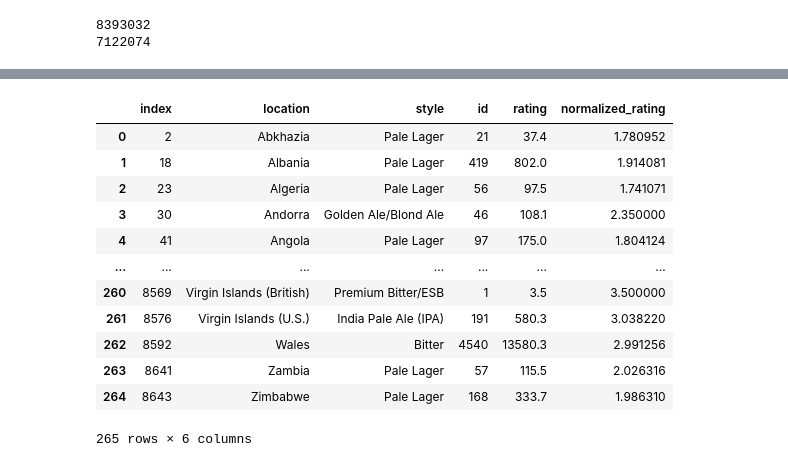
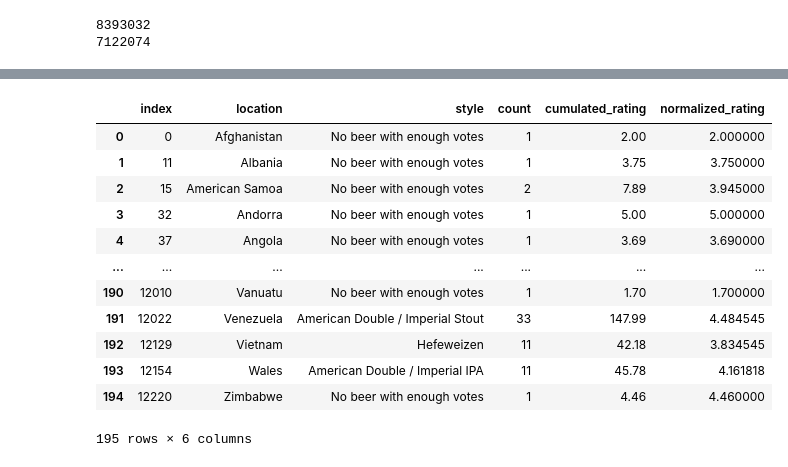
Before and after one commit to epfl-ada/ada-2022-project-hotchocolate, a Jupyter notebook: Most consumed and most loved beers by country.ipynb, the cells around one changed output, grey strips where cells are left out. Saved outputs shown, nothing was run; the diff lists cells and outputs as text; code cells hidden in the pictures.

Commit message:
dataframes for interactive plots

```diff
--- a/Most consumed and most loved beers by country.ipynb
+++ b/Most consumed and most loved beers by country.ipynb
@@ -55,19 +66,32 @@ for number in range(1,15):
 # %%
+
 #We renormalize the averages that were aggregated from all parts of the dataset
-beer_most_drinked_by_country_BA["normalized_rating"] = beer_most_drinked_by_country_BA.apply(lambda row: row["rating"]/row["id"],axis=1)
-style_most_drinked_by_country_BA["normalized_rating"] = style_most_drinked_by_country_BA.apply(lambda row: row["rating"]/row["id"],axis=1)
+beer_most_drinked_by_country_BA["normalized_rating"] = beer_most_drinked_by_country_BA.apply(lambda row: row["rating"]/row["user_id"],axis=1)
+style_most_drinked_by_country_BA["normalized_rating"] = style_most_drinked_by_country_BA.apply(lambda row: row["rating"]/row["user_id"],axis=1)
 
-beer_most_drinked_by_country_RB["normalized_rating"] = beer_most_drinked_by_country_RB.apply(lambda row: row["rating"]/row["id"],axis=1)
-style_most_drinked_by_country_RB["normalized_rating"] = style_most_drinked_by_country_RB.apply(lambda row: row["rating"]/row["id"],axis=1)
+beer_most_drinked_by_country_RB["normalized_rating"] = beer_most_drinked_by_country_RB.apply(lambda row: row["rating"]/row["user_id"],axis=1)
+style_most_drinked_by_country_RB["normalized_rating"] = style_most_drinked_by_country_RB.apply(lambda row: row["rating"]/row["user_id"],axis=1)
 
 #Sanity check :
 # For BeerAdvocate, we have 16 csvs with 500'000 ratings and 1 csv with 393'032 ratings.
 #We should have 8'393'032 in total.
-print(beer_most_drinked_by_country_BA["id"].sum())
+print(beer_most_drinked_by_country_BA["user_id"].sum())
 #Sanity check :
 # For Ratebeer, we have 14 csvs with 500'000 ratings and 1 csv with 122'074 ratings.
 #We should have 7'122'074 in total.
-print(beer_most_drinked_by_country_RB["id"].sum())
+print(beer_most_drinked_by_country_RB["user_id"].sum())
 # %% [output]
 8393032
 7122074
+# %%
+#Standardize column names before saving work
+BEER_COLUMN_NAMES = ["location","beer_name","count","cumulated_rating","normalized_rating"]
+STYLE_COLUMN_NAMES = ["location","style","count","cumulated_rating","normalized_rating"]
+beer_most_drinked_by_country_RB.columns = BEER_COLUMN_NAMES
+beer_most_drinked_by_country_BA.columns = BEER_COLUMN_NAMES
+style_most_drinked_by_country_RB.columns = STYLE_COLUMN_NAMES
+style_most_drinked_by_country_BA.columns = STYLE_COLUMN_NAMES
+display(beer_most_drinked_by_country_RB)
+display(beer_most_drinked_by_country_BA)
+display(style_most_drinked_by_country_RB)
+display(style_most_drinked_by_country_BA)
@@ -74,17 +151,17 @@ print(beer_most_drinked_by_country_RB["id"].sum())
 # %%
 def most_rated(df):
     df = df.reset_index()
-    row = df.iloc[df['id'].idxmax()].copy()
+    row = df.iloc[df['count'].idxmax()].copy()
     return row
 def best_rating(df,threshold,metric):
     df = df.reset_index()
     row = df.loc[[0]].copy()
-    df = df[df["id"] > threshold].copy()
+    df = df[df["count"] > threshold].copy()
     if len(df) == 0:
         row[metric] = "No beer with enough votes"
         return row
     else :
-        row = df.loc[[df['rating'].idxmax()]].copy()
+        row = df.loc[[df['normalized_rating'].idxmax()]].copy()
         return row
 most_reviewed_beer_BA = beer_most_drinked_by_country_BA.groupby(by="location").apply(lambda df : most_rated(df)).reset_index(drop=True)
 most_reviewed_beer_RB = beer_most_drinked_by_country_RB.groupby(by="location").apply(lambda df : most_rated(df)).reset_index(drop=True)
@@ -97,26 +174,27 @@ favorite_style_BA = style_most_drinked_by_country_BA.groupby(by="location").appl
 favorite_style_RB = style_most_drinked_by_country_RB.groupby(by="location").apply(lambda df : best_rating(df,10,"style")).reset_index(drop=True)
 # %%
 #Save work
-display(most_reviewed_style_RB)
+#display(style_most_drinked_by_country_BA)
+display(favorite_style_BA)
 most_reviewed_beer_BA.to_csv("DATA/most_reviewed_beer_BA.csv",index=True)
 most_reviewed_beer_RB.to_csv("DATA/most_reviewed_beer_RB.csv",index=True)
 most_reviewed_style_BA.to_csv("DATA/most_reviewed_style_BA.csv",index=True)
 most_reviewed_style_RB.to_csv("DATA/most_reviewed_style_RB.csv",index=True)
 favorite_beer_RB.to_csv("DATA/favourite_beer_RB.csv",index=True)
 favorite_beer_BA.to_csv("DATA/favourite_beer_BA.csv",index=True)
 favorite_style_RB.to_csv("DATA/favourite_style_RB.csv",index=True)
 favorite_style_BA.to_csv("DATA/favourite_style_BA.csv",index=True)
 # %% [output]
-|  | index | location | style | id | rating | normalized_rating |
-| 0 | 2 | Abkhazia | Pale Lager | 21 | 37.4 | 1.780952 |
-| 1 | 18 | Albania | Pale Lager | 419 | 802.0 | 1.914081 |
-| 2 | 23 | Algeria | Pale Lager | 56 | 97.5 | 1.741071 |
-| 3 | 30 | Andorra | Golden Ale/Blond Ale | 46 | 108.1 | 2.350000 |
-| 4 | 41 | Angola | Pale Lager | 97 | 175.0 | 1.804124 |
+|  | index | location | style | count | cumulated_rating | normalized_rating |
+| 0 | 0 | Afghanistan | No beer with enough votes | 1 | 2.00 | 2.000000 |
+| 1 | 11 | Albania | No beer with enough votes | 1 | 3.75 | 3.750000 |
+| 2 | 15 | American Samoa | No beer with enough votes | 2 | 7.89 | 3.945000 |
+| 3 | 32 | Andorra | No beer with enough votes | 1 | 5.00 | 5.000000 |
+| 4 | 37 | Angola | No beer with enough votes | 1 | 3.69 | 3.690000 |
 | ... | ... | ... | ... | ... | ... | ... |
-| 260 | 8569 | Virgin Islands (British) | Premium Bitter/ESB | 1 | 3.5 | 3.500000 |
-| 261 | 8576 | Virgin Islands (U.S.) | India Pale Ale (IPA) | 191 | 580.3 | 3.038220 |
-| 262 | 8592 | Wales | Bitter | 4540 | 13580.3 | 2.991256 |
-| 263 | 8641 | Zambia | Pale Lager | 57 | 115.5 | 2.026316 |
-| 264 | 8643 | Zimbabwe | Pale Lager | 168 | 333.7 | 1.986310 |
+| 190 | 12010 | Vanuatu | No beer with enough votes | 1 | 1.70 | 1.700000 |
+| 191 | 12022 | Venezuela | American Double / Imperial Stout | 33 | 147.99 | 4.484545 |
+| 192 | 12129 | Vietnam | Hefeweizen | 11 | 42.18 | 3.834545 |
+| 193 | 12154 | Wales | American Double / Imperial IPA | 11 | 45.78 | 4.161818 |
+| 194 | 12220 | Zimbabwe | No beer with enough votes | 1 | 4.46 | 4.460000 |
-265 rows × 6 columns
+195 rows × 6 columns
```
Also changed, not shown: parts of 5 cells of this notebook.
